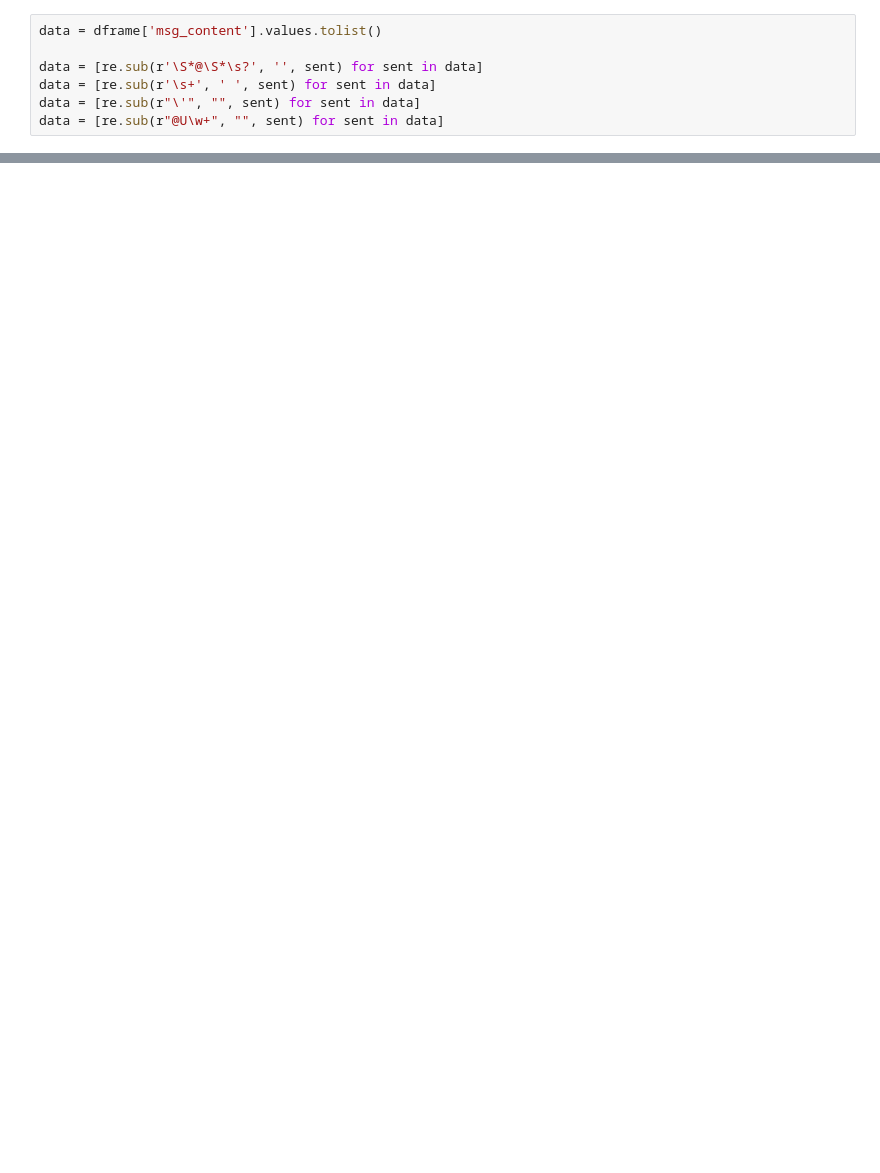
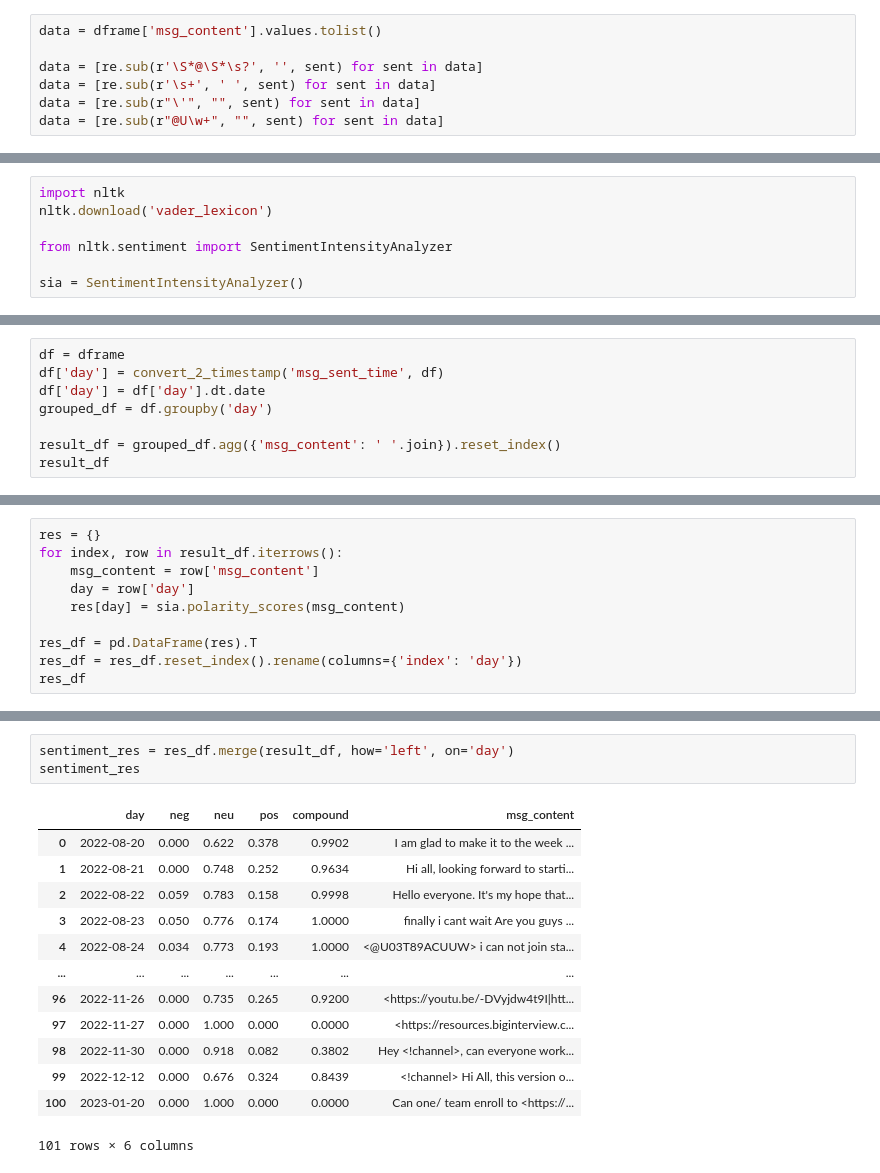
Before and after one commit to YOFTAHEGIZ/Slack-data-analysis, a Jupyter notebook: notebooks/parse_slack_data.ipynb, the cells around one changed output, grey strips where cells are left out. Drawn from its saved outputs; the diff is of its cells as text; blank space fills up the shorter version.

```diff
--- a/notebooks/parse_slack_data.ipynb
+++ b/notebooks/parse_slack_data.ipynb
@@ -495,0 +565,7 @@ NameError: name 'gensim' is not defined
+# %%
+import nltk
+nltk.download('vader_lexicon')
+
+from nltk.sentiment import SentimentIntensityAnalyzer
+
+sia = SentimentIntensityAnalyzer()
@@ -495,0 +575,8 @@ NameError: name 'gensim' is not defined
+# %%
+df = dframe
+df['day'] = convert_2_timestamp('msg_sent_time', df)
+df['day'] = df['day'].dt.date
+grouped_df = df.groupby('day')
+
+result_df = grouped_df.agg({'msg_content': ' '.join}).reset_index()
+result_df
@@ -495,0 +597,10 @@ NameError: name 'gensim' is not defined
+# %%
+res = {}
+for index, row in result_df.iterrows():
+    msg_content = row['msg_content']
+    day = row['day']
+    res[day] = sia.polarity_scores(msg_content)
+
+res_df = pd.DataFrame(res).T
+res_df = res_df.reset_index().rename(columns={'index': 'day'})
+res_df
@@ -495,0 +621,17 @@ NameError: name 'gensim' is not defined
+# %%
+sentiment_res = res_df.merge(result_df, how='left', on='day')
+sentiment_res
+# %% [output]
+|  | day | neg | neu | pos | compound | msg_content |
+| 0 | 2022-08-20 | 0.000 | 0.622 | 0.378 | 0.9902 | I am glad to make it to the week ... |
+| 1 | 2022-08-21 | 0.000 | 0.748 | 0.252 | 0.9634 | Hi all, looking forward to starti... |
+| 2 | 2022-08-22 | 0.059 | 0.783 | 0.158 | 0.9998 | Hello everyone. It's my hope that... |
+| 3 | 2022-08-23 | 0.050 | 0.776 | 0.174 | 1.0000 | finally i cant wait Are you guys ... |
+| 4 | 2022-08-24 | 0.034 | 0.773 | 0.193 | 1.0000 | <@U03T89ACUUW> i can not join sta... |
+| ... | ... | ... | ... | ... | ... | ... |
+| 96 | 2022-11-26 | 0.000 | 0.735 | 0.265 | 0.9200 | <https://youtu.be/-DVyjdw4t9I|htt... |
+| 97 | 2022-11-27 | 0.000 | 1.000 | 0.000 | 0.0000 | <https://resources.biginterview.c... |
+| 98 | 2022-11-30 | 0.000 | 0.918 | 0.082 | 0.3802 | Hey <!channel>, can everyone work... |
+| 99 | 2022-12-12 | 0.000 | 0.676 | 0.324 | 0.8439 | <!channel> Hi All, this version o... |
+| 100 | 2023-01-20 | 0.000 | 1.000 | 0.000 | 0.0000 | Can one/ team enroll to <https://... |
+101 rows × 6 columns
```
Also changed, not shown: parts of 13 cells of this notebook.
